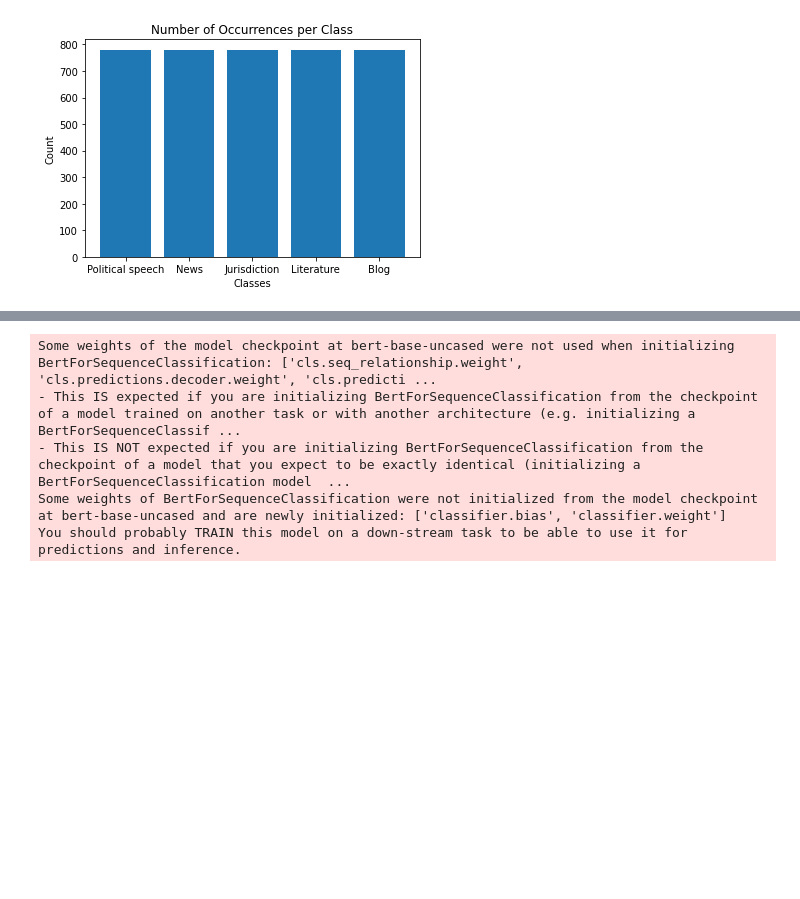
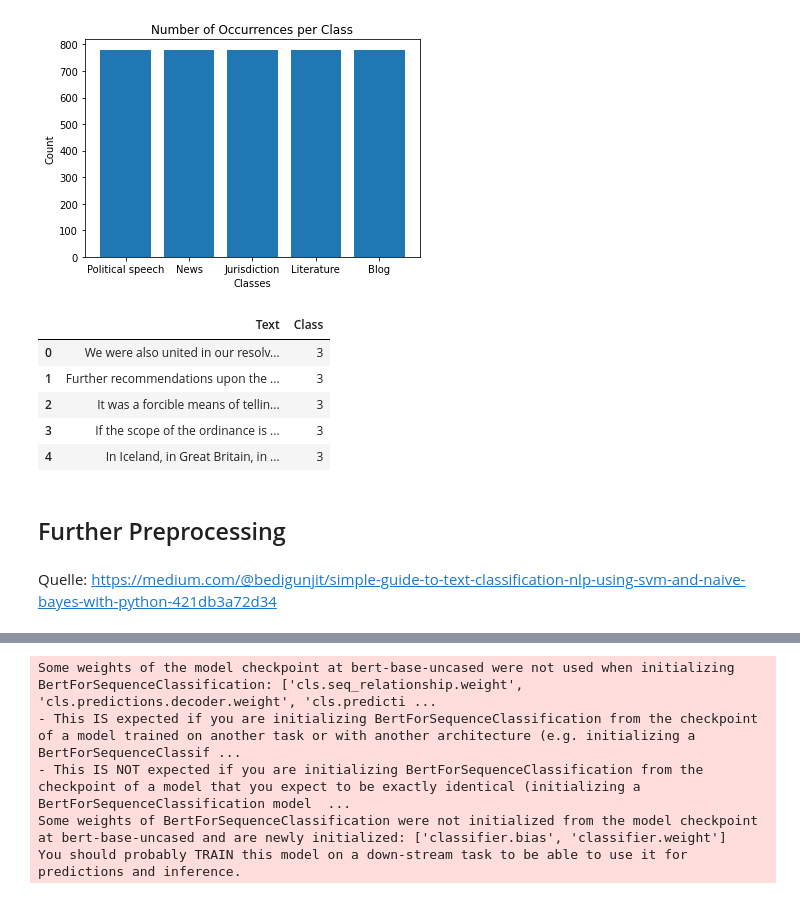
Before and after one commit to bgrnaymane/Projektrealisierung_Gruppe5, a Jupyter notebook: text_classification.ipynb, the cells around one changed output, grey strips where cells are left out. Drawn from its saved outputs; the diff is of its cells as text; code cells hidden in the pictures; blank space fills up the shorter version.

Commit message:
Text classification updated

```diff
--- a/text_classification_bert.ipynb
+++ b/text_classification.ipynb
@@ -60,7 +73,7 @@ df_balanced = pd.DataFrame()
 # Iterate over all classes
 for category in class_counts.keys():
     # Get a random sample of the category, so it gets downsampled
-    category_subset = df[df['Class'] == category].sample(n=min_count, random_state=42)
+    category_subset = df[df['Class'] == category].sample(n=min_count, random_state=42, ignore_index=True)
     df_balanced = df_balanced.append(category_subset)
 # %%
 class_counts_balanced = Counter(df_balanced['Class'])
@@ -84,3 +97,16 @@ classes_mapping = {
 }
 
 df_balanced = df_balanced.replace({"Class": classes_mapping})
+# %%
+df_balanced.head()
+# %% [output]
+|  | Text | Class |
+| 0 | We were also united in our resolv... | 3 |
+| 1 | Further recommendations upon the ... | 3 |
+| 2 | It was a forcible means of tellin... | 3 |
+| 3 | If the scope of the ordinance is ... | 3 |
+| 4 | In Iceland, in Great Britain, in ... | 3 |
+# %% [markdown]
+## Further Preprocessing
+# %% [markdown]
+Quelle: https://medium.com/@bedigunjit/simple-guide-to-text-classification-nlp-using-svm-and-naive-bayes-with-python-421db3a72d34
```
Also changed, not shown: parts of 13 cells of this notebook, 1 other file.
